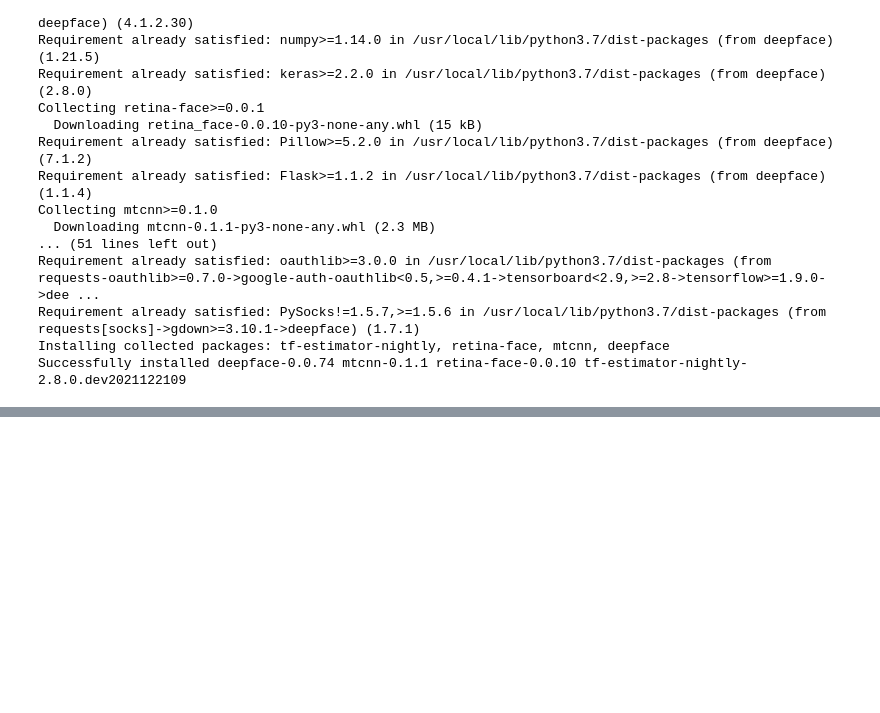
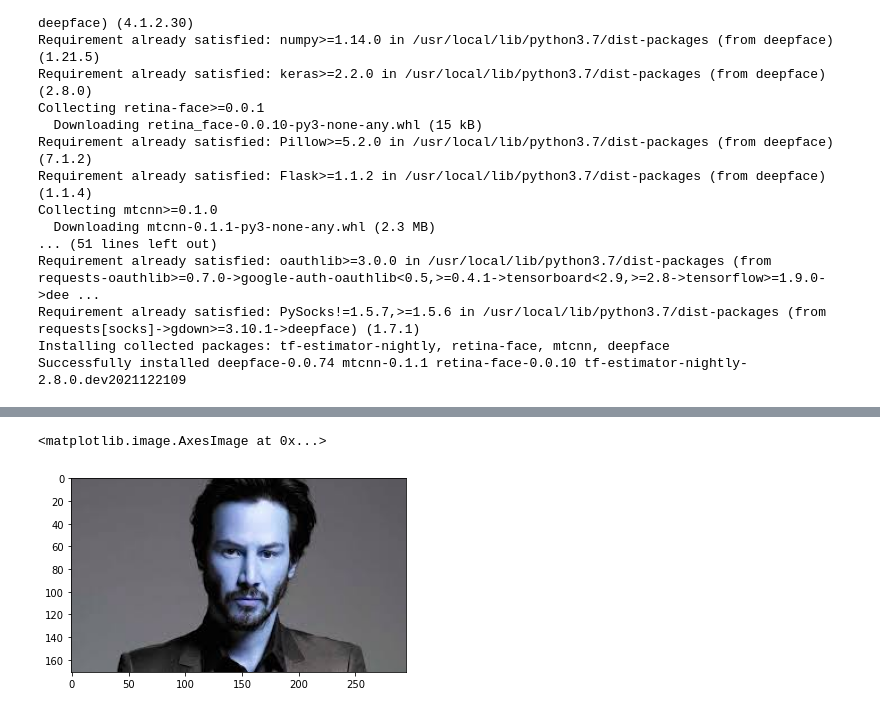
Before and after one commit to Deven876/Face-Emotion-Recognition, a Jupyter notebook: Live_class_Monitoring_System(Face_Emotion_Recognition).ipynb, the cells around one changed output, grey strips where cells are left out. Cells and saved outputs as stored; diff of their text form; code cells hidden in the pictures; blank space fills up the shorter version.

```diff
--- a/Live_class_Monitoring_System(Face_Emotion_Recognition).ipynb
+++ b/Live_class_Monitoring_System(Face_Emotion_Recognition).ipynb
@@ -83,0 +112,7 @@ Successfully installed deepface-0.0.74 mtcnn-0.1.1 retina-face-0.0.10 tf-estimat
+# %%
+image3='/content/drive/MyDrive/project 5: Face Emotion Recognition/neutral.jpg'
+img_array4=cv2.imread(image3)
+plt.imshow(img_array4)
+# %% [output]
+<matplotlib.image.AxesImage at 0x...>
+[figure, added]
```
Also changed, not shown: parts of 6 cells of this notebook.
